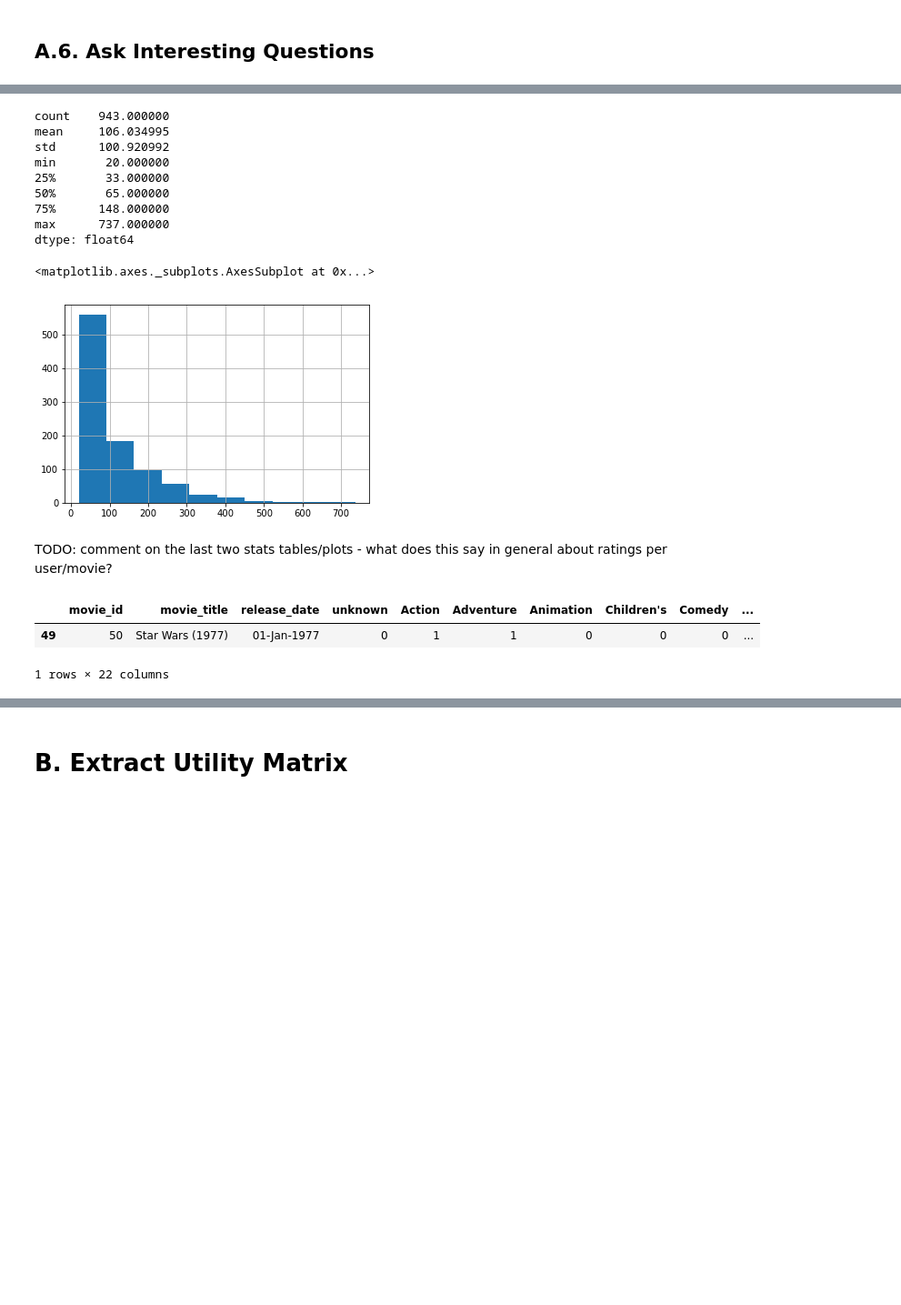
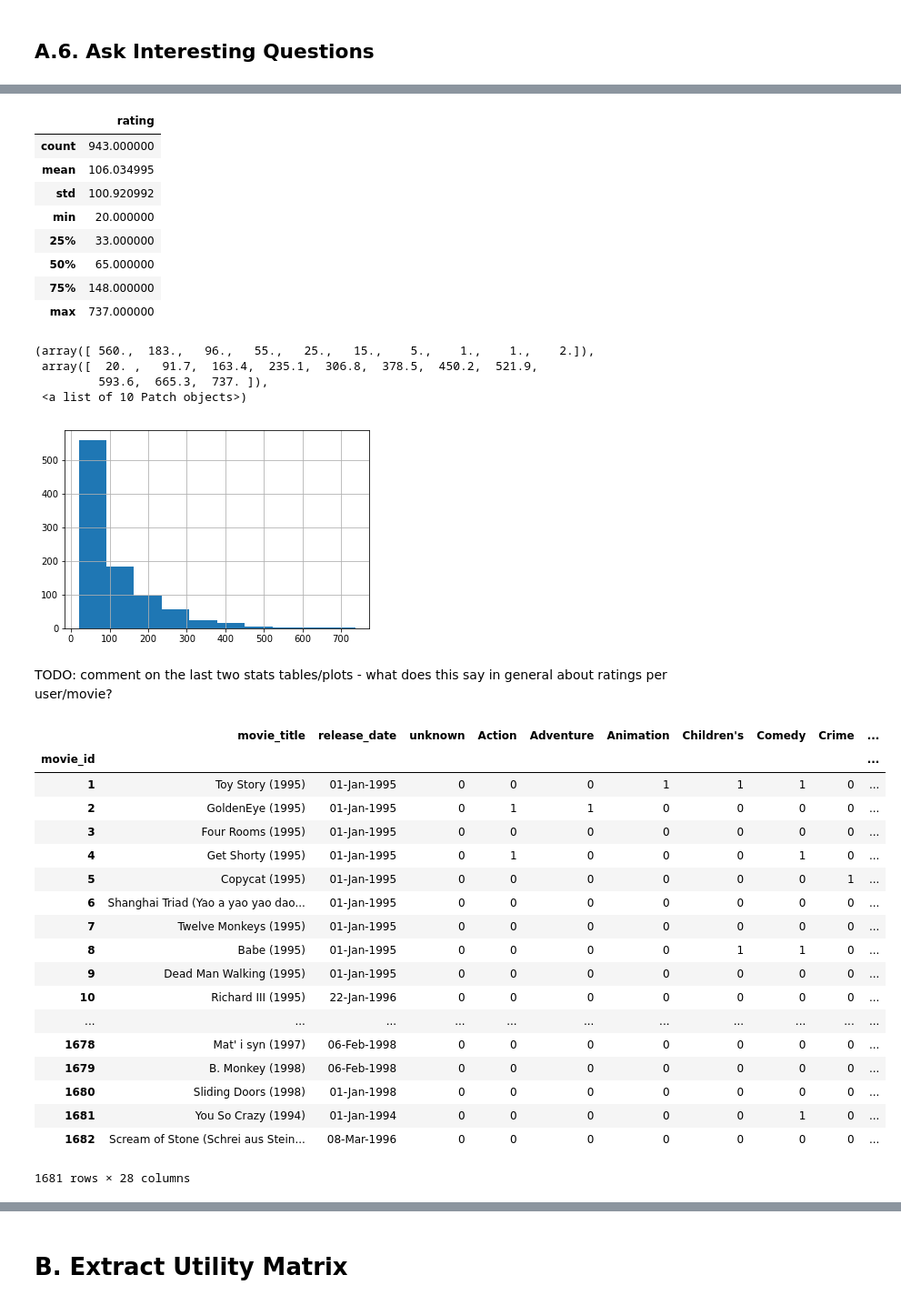
Before and after one commit to kz4/DataMining, a Jupyter notebook: 3DimensionalityReduction_RecommenderSystems/2RecommenderSystem/starter-3.4.ipynb, the cells around one changed output, grey strips where cells are left out. Shown at 91% size. Cells and saved outputs as stored; diff of their text form; code cells hidden in the pictures; blank space fills up the shorter version.

```diff
--- a/3DimensionalityReduction_RecommenderSystems/2RecommenderSystem/starter-3.4.ipynb
+++ b/3DimensionalityReduction_RecommenderSystems/2RecommenderSystem/starter-3.4.ipynb
@@ -104,7 +104,7 @@ movies.index[pd.isnull(movies['release_date'])][0]
 266
 # %%
 # TODO: assign movie_id (to check/clean up ratings later)
-bad_row_id = 266
+bad_row_id = 267
 
 # drop the row (in place!)
 movies.drop(movies.loc[pd.isnull(movies.release_date)].index, inplace=True)
@@ -268,28 +274,52 @@ dtype: float64
 [figure]
 # %%
 # TODO: Aggregate by user_id, get stats on number (i.e. size) of ratings per user
+lens.groupby('user_id').agg({'rating' : 'size'}).describe()
 # %% [output]
-count    943.000000
-mean     106.034995
-std      100.920992
-min       20.000000
-25%       33.000000
-50%       65.000000
-75%      148.000000
-max      737.000000
-dtype: float64
+|  | rating |
+| count | 943.000000 |
+| mean | 106.034995 |
+| std | 100.920992 |
+| min | 20.000000 |
+| 25% | 33.000000 |
+| 50% | 65.000000 |
+| 75% | 148.000000 |
+| max | 737.000000 |
 # %%
 # TODO: Visualize the user counts as a histogram
+ratings_per_user = lens.groupby('user_id').size()
+plt.grid(True)
+plt.hist(ratings_per_user)
 # %% [output]
-<matplotlib.axes._subplots.AxesSubplot at 0x...>
+(array([ 560.,  183.,   96.,   55.,   25.,   15.,    5.,    1.,    1.,    2.]),
+ array([  20. ,   91.7,  163.4,  235.1,  306.8,  378.5,  450.2,  521.9,
+         593.6,  665.3,  737. ]),
+ <a list of 10 Patch objects>)
 [figure]
 # %% [markdown]
 TODO: comment on the last two stats tables/plots - what does this say in general about ratings per user/movie?
 # %%
 # TODO: Which movie has the most ratings?
+lens.groupby("movie_id").max()
 # %% [output]
-|  | movie_id | movie_title | release_date | unknown | Action | Adventure | Animation | Children's | Comedy | ... |
-| 49 | 50 | Star Wars (1977) | 01-Jan-1977 | 0 | 1 | 1 | 0 | 0 | 0 | ... |
+|  | movie_title | release_date | unknown | Action | Adventure | Animation | Children's | Comedy | Crime | ... |
+| movie_id |  |  |  |  |  |  |  |  |  | ... |
+| 1 | Toy Story (1995) | 01-Jan-1995 | 0 | 0 | 0 | 1 | 1 | 1 | 0 | ... |
+| 2 | GoldenEye (1995) | 01-Jan-1995 | 0 | 1 | 1 | 0 | 0 | 0 | 0 | ... |
+| 3 | Four Rooms (1995) | 01-Jan-1995 | 0 | 0 | 0 | 0 | 0 | 0 | 0 | ... |
+| 4 | Get Shorty (1995) | 01-Jan-1995 | 0 | 1 | 0 | 0 | 0 | 1 | 0 | ... |
+| 5 | Copycat (1995) | 01-Jan-1995 | 0 | 0 | 0 | 0 | 0 | 0 | 1 | ... |
+| 6 | Shanghai Triad (Yao a yao yao dao... | 01-Jan-1995 | 0 | 0 | 0 | 0 | 0 | 0 | 0 | ... |
+| 7 | Twelve Monkeys (1995) | 01-Jan-1995 | 0 | 0 | 0 | 0 | 0 | 0 | 0 | ... |
+| 8 | Babe (1995) | 01-Jan-1995 | 0 | 0 | 0 | 0 | 1 | 1 | 0 | ... |
+| 9 | Dead Man Walking (1995) | 01-Jan-1995 | 0 | 0 | 0 | 0 | 0 | 0 | 0 | ... |
+| 10 | Richard III (1995) | 22-Jan-1996 | 0 | 0 | 0 | 0 | 0 | 0 | 0 | ... |
+| ... | ... | ... | ... | ... | ... | ... | ... | ... | ... | ... |
+| 1678 | Mat' i syn (1997) | 06-Feb-1998 | 0 | 0 | 0 | 0 | 0 | 0 | 0 | ... |
+| 1679 | B. Monkey (1998) | 06-Feb-1998 | 0 | 0 | 0 | 0 | 0 | 0 | 0 | ... |
+| 1680 | Sliding Doors (1998) | 01-Jan-1998 | 0 | 0 | 0 | 0 | 0 | 0 | 0 | ... |
+| 1681 | You So Crazy (1994) | 01-Jan-1994 | 0 | 0 | 0 | 0 | 0 | 1 | 0 | ... |
+| 1682 | Scream of Stone (Schrei aus Stein... | 08-Mar-1996 | 0 | 0 | 0 | 0 | 0 | 0 | 0 | ... |
-1 rows × 22 columns
+1681 rows × 28 columns
 # %%
 # TODO: are all ratings equally likely? output a bar chart of rating frequency overall
```
Also changed, not shown: parts of 28 cells of this notebook.
